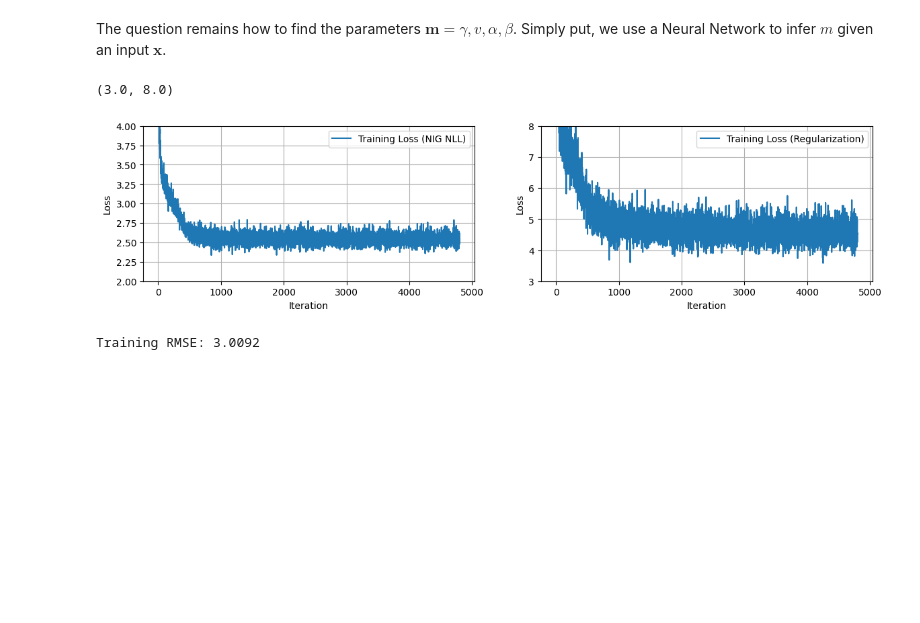
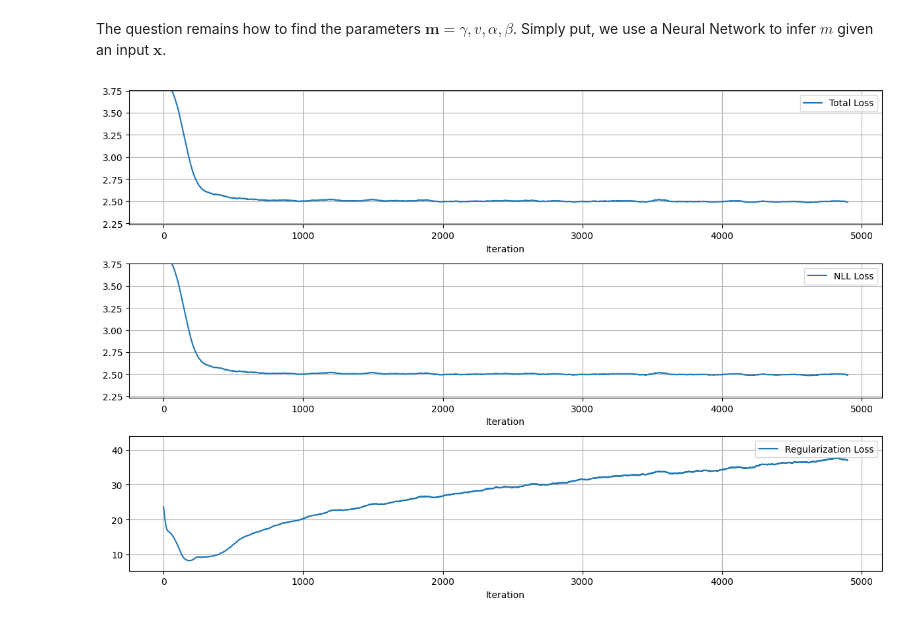
Before and after one commit to nimalu/evidential-deep-learning, a Jupyter notebook: deep-evidential-regression.ipynb, the cells around one changed output. Cells and saved outputs as stored; diff of their text form; code cells hidden in the pictures; blank space fills up the shorter version.

```diff
--- a/deep-evidential-regression.ipynb
+++ b/deep-evidential-regression.ipynb
@@ -146,15 +68,0 @@ axs[1].legend()
-# %%
-residuals = []
-model.eval()
-with torch.no_grad():
-    for batch_x, batch_y in train_loader:
-        outputs = model(batch_x)
-        residuals.append((outputs - batch_y).cpu().numpy())
-residuals = np.concatenate(residuals, axis=0)
-mse = np.mean(residuals**2)
-rmse = np.sqrt(mse)
-
-sigma_learned = torch.sqrt(torch.exp(v)).item()
-print(f"Training RMSE: {rmse:.4f}")
-print(f"Learned σ: {sigma_learned:.4f} (σ² = {torch.exp(v).item():.2f})")
-print(f"True σ: 3.00 (σ² = 9.00)")
@@ -307,34 +190,19 @@ for epoch in tqdm(range(num_epochs)):
-# %%
-fig, axs = plt.subplots(ncols=2, figsize=(14, 3))
-axs[0].plot(nll_losses, label="Training Loss (NIG NLL)")
-axs[0].set_xlabel("Iteration")
-axs[0].set_ylabel("Loss")
-axs[0].grid()
-axs[0].legend()
-axs[0].set_ylim(2, 4)
-
-axs[1].plot(reg_losses, label="Training Loss (Regularization)")
-axs[1].set_xlabel("Iteration")
-axs[1].set_ylabel("Loss")
-axs[1].grid()
-axs[1].legend()
-axs[1].set_ylim(3, 8)
-# %% [output]
-(3.0, 8.0)
-[figure, removed]
-# %%
-residuals = []
-model.eval()
-with torch.no_grad():
-    for batch_x, batch_y in train_loader:
-        outputs = model(batch_x)
-        predictions = compute_prediction(outputs[:, 0], outputs[:, 1], outputs[:, 2], outputs[:, 3])
-        residuals.append((predictions - batch_y[:, 0]).cpu().numpy())
-residuals = np.concatenate(residuals, axis=0)
-mse = np.mean(residuals**2)
-rmse = np.sqrt(mse)
-
-print(f"Training RMSE: {rmse:.4f}")
-# %% [output]
-Training RMSE: 3.0092
+# %%
+# visualize training losses
+fig, axs = plt.subplots(3, 1, figsize=(12, 8))
+axs[0].plot(loss_history[:, 0], label="Total Loss")
+axs[1].plot(loss_history[:, 1], label="NLL Loss")
+axs[2].plot(loss_history[:, 2], label="Regularization Loss")
+for i, ax in enumerate(axs):
+    ax.grid()
+    ax.legend()
+    ax.set_xlabel("Iteration")
+    ax.set_ylim(
+        np.percentile(loss_history[:, i], 0) - 0.1 * np.percentile(loss_history[:, i], 50),
+        np.percentile(loss_history[:, i], 50) * 1.5,
+    )
+
+fig.tight_layout()
+# %% [output]
+[figure, added]
 # %%
```
Also changed, not shown: parts of 32 cells of this notebook.
